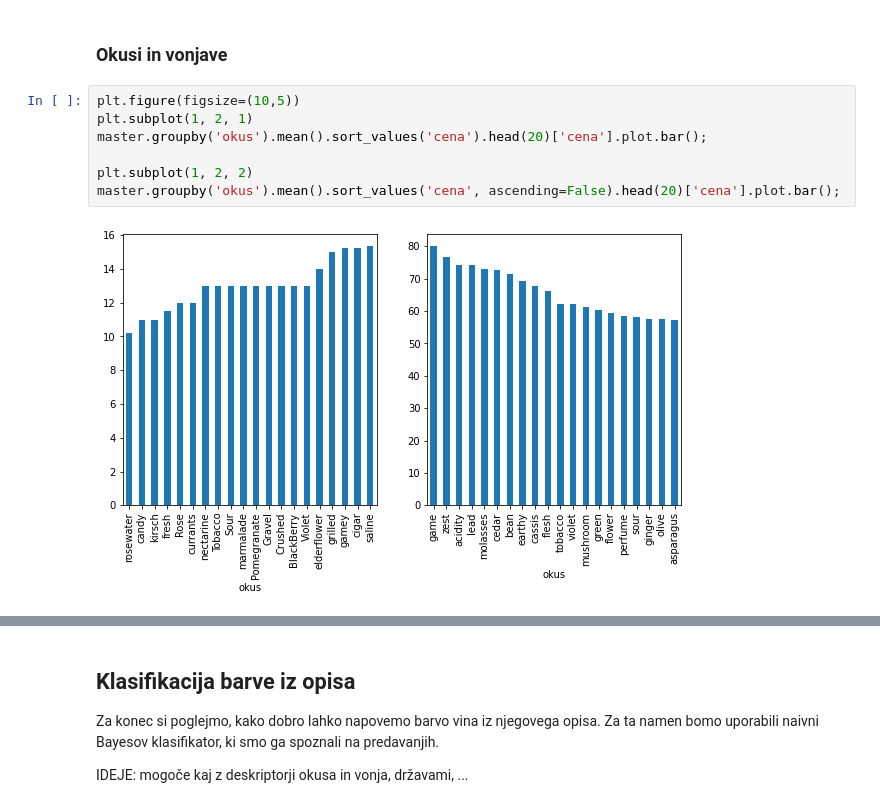
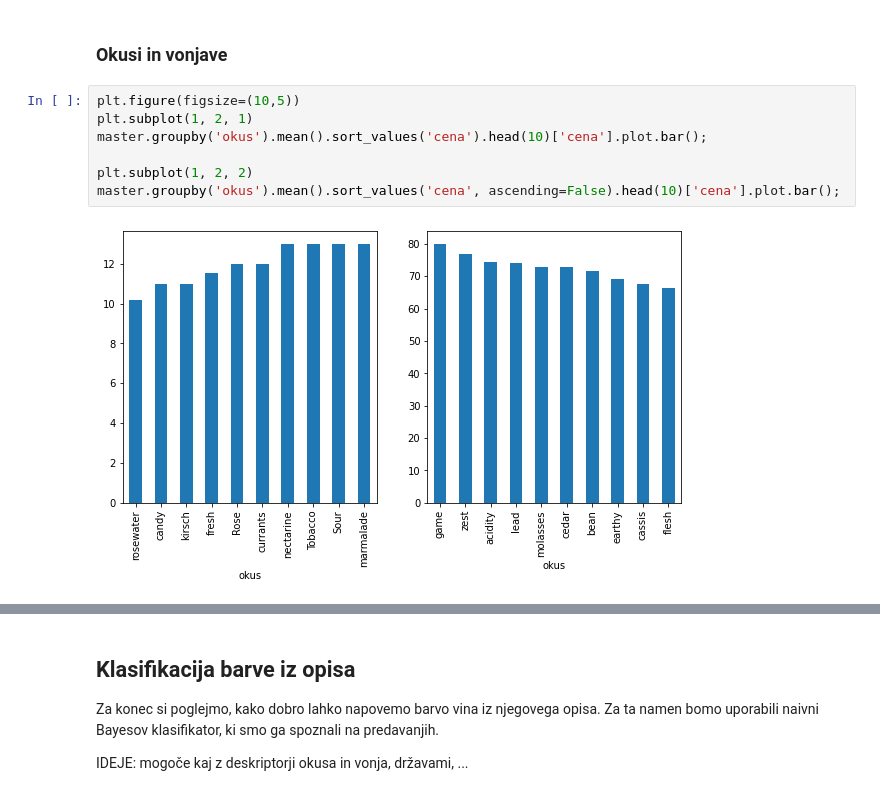
Before and after one commit to timkalan/analiza-vin, a Jupyter notebook: vina.ipynb, the cells around one changed output, grey strips where cells are left out. Cells and saved outputs as stored; diff of their text form.

```diff
--- a/vina.ipynb
+++ b/vina.ipynb
@@ -206,9 +300,9 @@ vina[vina.cena < 200].plot.scatter(x='cena', y='popularnost')
 # %%
 plt.figure(figsize=(10,5))
 plt.subplot(1, 2, 1)
-master.groupby('okus').mean().sort_values('cena').head(20)['cena'].plot.bar();
+master.groupby('okus').mean().sort_values('cena').head(10)['cena'].plot.bar();
 
 plt.subplot(1, 2, 2)
-master.groupby('okus').mean().sort_values('cena', ascending=False).head(20)['cena'].plot.bar();
+master.groupby('okus').mean().sort_values('cena', ascending=False).head(10)['cena'].plot.bar();
 # %% [output]
-[figure, old version]
+[figure, new version]
```
Also changed, not shown: parts of 24 cells of this notebook.
